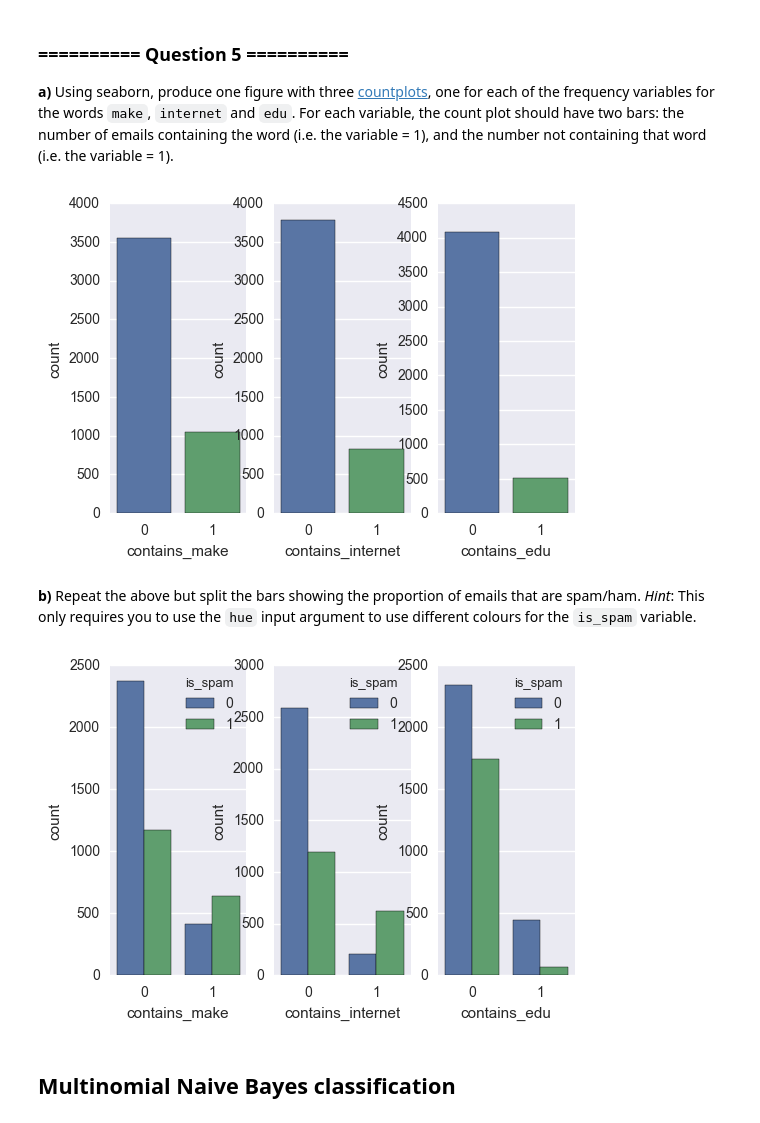
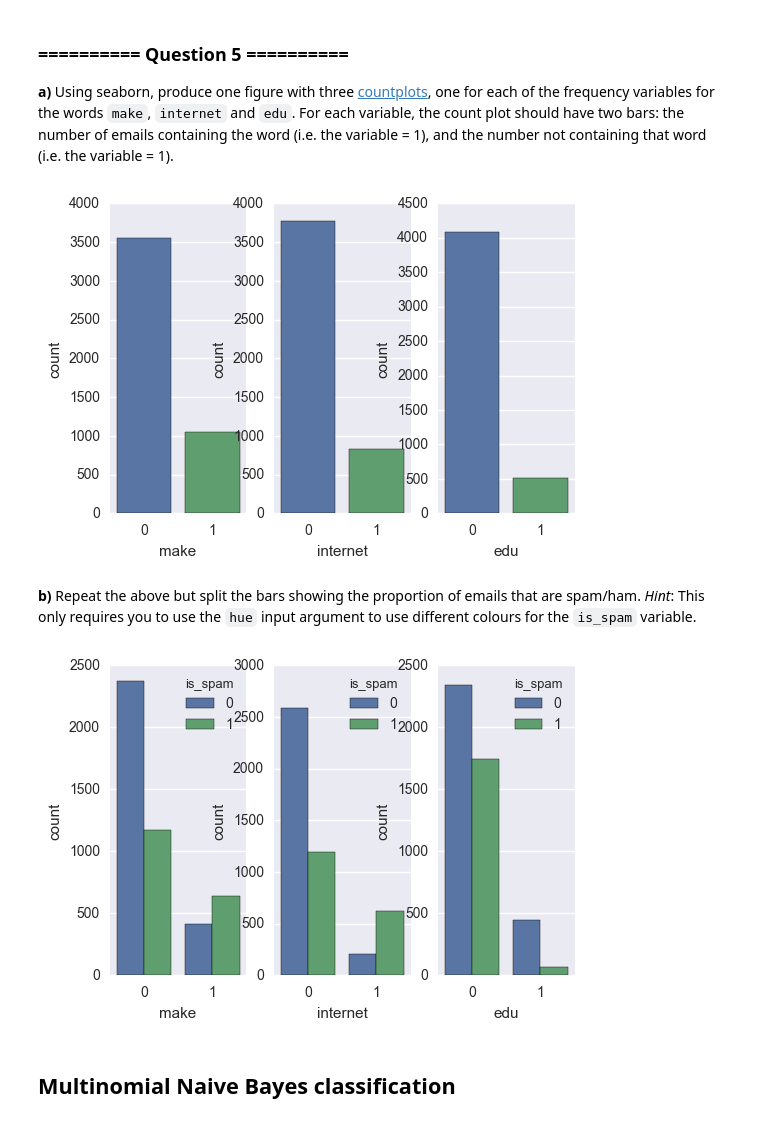
Before and after one commit to repogit44/iaml-4, a Jupyter notebook: 02_Lab_2_Data_analysis_visualisation.ipynb, the cells around one changed output. Saved outputs shown, nothing was run; the diff lists cells and outputs as text; code cells hidden in the pictures.

```diff
--- a/02_Lab_2_Data_analysis_visualisation.ipynb
+++ b/02_Lab_2_Data_analysis_visualisation.ipynb
@@ -148,7 +148,7 @@ spambase_binary = spambase.copy()
 **b)** Convert all attributes in `spambase_binary` to Boolean values: 1 if the word or character is present in the email, or 0 otherwise.
 # %%
 spambase_binary = spambase_binary.applymap(lambda f: 0 if f == 0.0 else 1)
-spambase_binary.rename(columns = lambda c: c.replace('word_freq', 'contains'), inplace = True)
+spambase_binary.rename(columns = lambda c: c if c == 'is_spam' else c.split('_')[-1], inplace = True)
 # %% [markdown]
 **c)** Display the 5 last observations of the transformed dataset.
 # %%
@@ -171,22 +171,22 @@ Now we want to get a feeling for how the presence or absence of some specific wo
 **a)** Using seaborn, produce one figure with three [countplots](https://stanford.edu/~mwaskom/software/seaborn/generated/seaborn.countplot.html), one for each of the frequency variables for the words `make`, `internet` and `edu`. For each variable, the count plot should have two bars: the number of emails containing the word (i.e. the variable = 1), and the number not containing that word (i.e. the variable = 1).
 # %%
 fig, axs = plt.subplots(ncols = 3)
-sns.countplot(x = 'contains_make', data = spambase_binary, ax = axs[0])
-sns.countplot(x = 'contains_internet', data = spambase_binary, ax = axs[1])
-sns.countplot(x = 'contains_edu', data = spambase_binary, ax = axs[2])
+sns.countplot(x = 'make', data = spambase_binary, ax = axs[0])
+sns.countplot(x = 'internet', data = spambase_binary, ax = axs[1])
+sns.countplot(x = 'edu', data = spambase_binary, ax = axs[2])
 plt.show()
 # %% [output]
-[figure, old version]
+[figure, new version]
 # %% [markdown]
 **b)** Repeat the above but split the bars showing the proportion of emails that are spam/ham. *Hint*: This only requires you to use the `hue` input argument to use different colours for the `is_spam` variable.
 # %%
 fig, axs = plt.subplots(ncols = 3)
-sns.countplot(x = 'contains_make', hue = 'is_spam', data = spambase_binary, ax = axs[0])
-sns.countplot(x = 'contains_internet', hue = 'is_spam', data = spambase_binary, ax = axs[1])
-sns.countplot(x = 'contains_edu', hue = 'is_spam', data = spambase_binary, ax = axs[2])
+sns.countplot(x = 'make', hue = 'is_spam', data = spambase_binary, ax = axs[0])
+sns.countplot(x = 'internet', hue = 'is_spam', data = spambase_binary, ax = axs[1])
+sns.countplot(x = 'edu', hue = 'is_spam', data = spambase_binary, ax = axs[2])
 plt.show()
 # %% [output]
-[figure, old version]
+[figure, new version]
 # %% [markdown]
 ## Multinomial Naive Bayes classification
 # %% [markdown]
```
Also changed, not shown: parts of 33 cells of this notebook.
